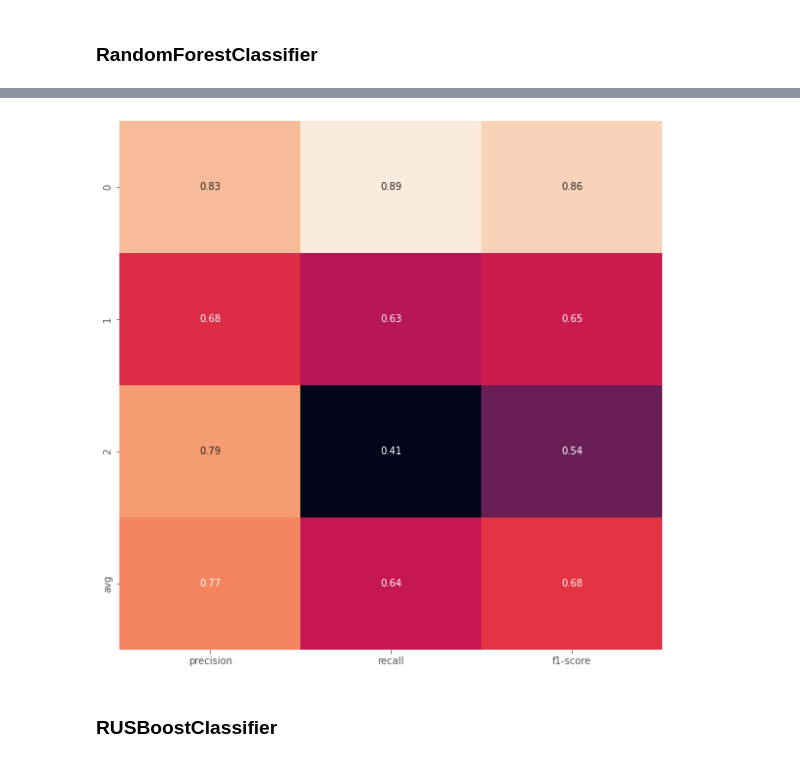
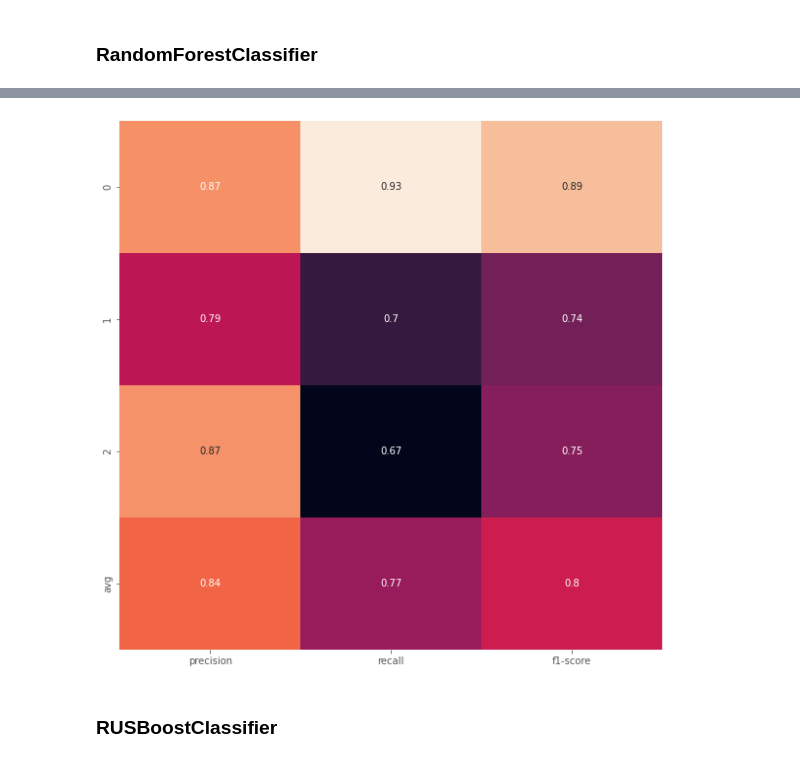
Before and after one commit to Walczi123/Projekt_Przetwarzanie_Danych, a Jupyter notebook: classification_and_regression_global.ipynb, the cells around one changed output, grey strips where cells are left out. Cells and saved outputs as stored; diff of their text form; code cells hidden in the pictures.

```diff
--- a/classification_and_regression_global.ipynb
+++ b/classification_and_regression_global.ipynb
@@ -8,7 +8,7 @@ import seaborn as sns
 # %%
 from data_processing import *
 # %%
-df = get_clustered_data_with_bus_only('./data/SZP-2021-09-03.csv')
+df, clustering_dict = get_clustered_data_with_bus_only('./data/SZP-2021-09-03.csv')
 # %% [output]
 Amount of invalid data: 2
 # %%
@@ -116,8 +116,8 @@ print(f"4. Accuracy KFold {err4}")
 # %%
-predicted = scores3['estimator'][scores3['test_score'].argmax()].predict(X_test)
+predicted = scores4['estimator'][scores4['test_score'].argmax()].predict(X_test)
 plot_classification_report(y_test, predicted)
 # %% [output]
-[figure, old version]
+[figure, new version]
 # %% [markdown]
 ### RUSBoostClassifier
 # %%
```
Also changed, not shown: parts of 15 cells of this notebook, 1 other file.
